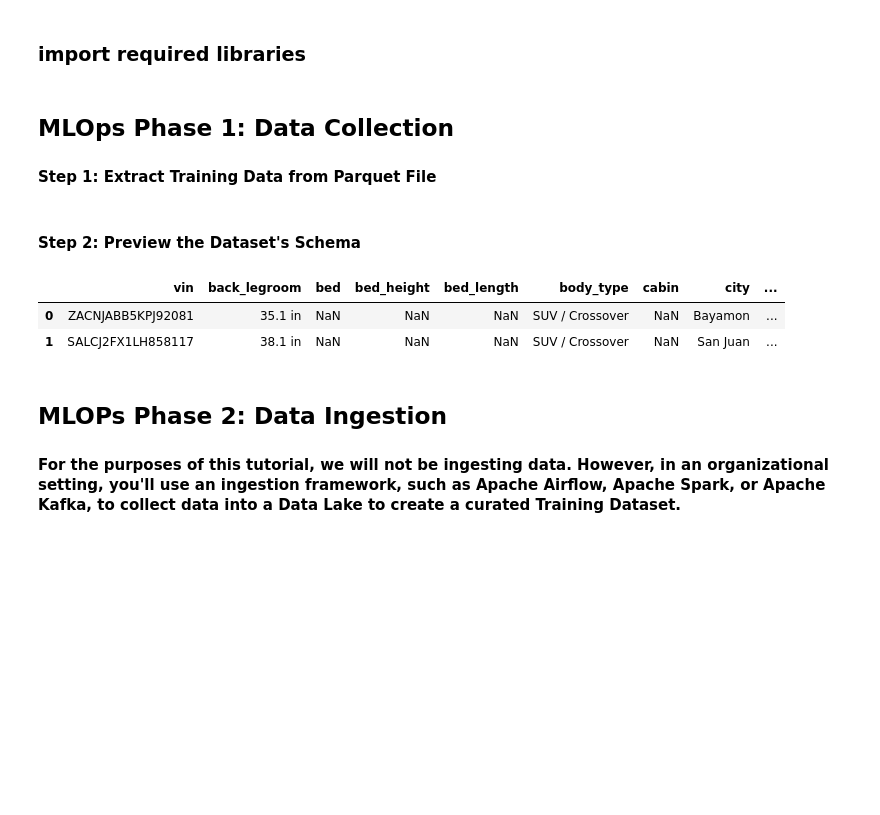
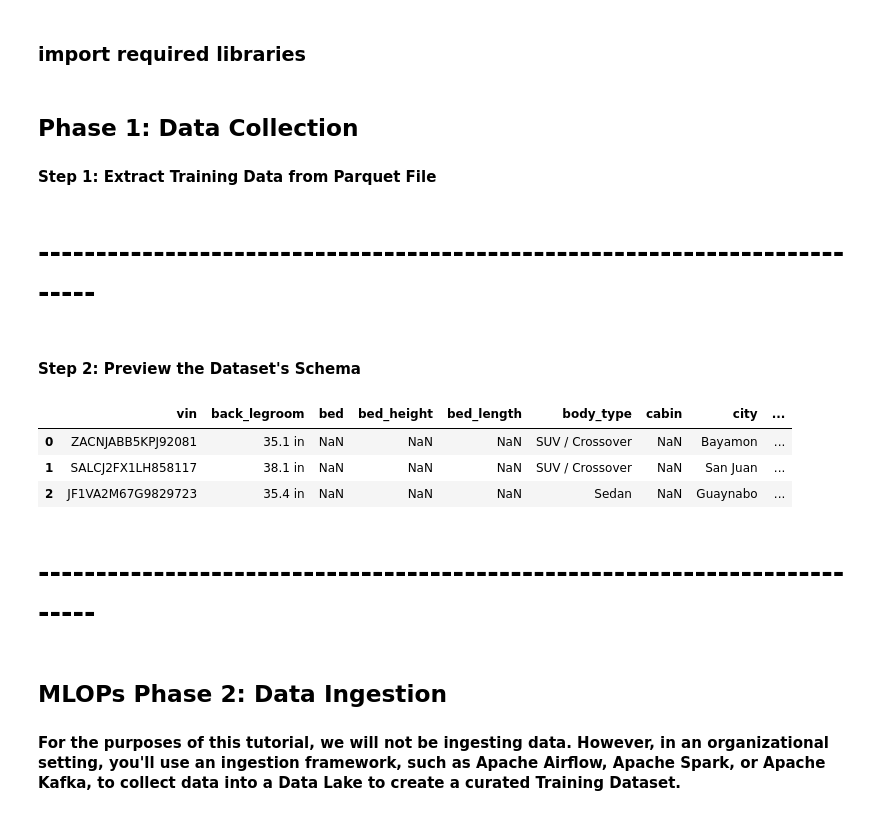
Before and after one commit to DaymonH/CarPricePredictor, a Jupyter notebook: pp-copy.ipynb, the cells around one changed output. Drawn from its saved outputs; the diff is of its cells as text; code cells hidden in the pictures; blank space fills up the shorter version.

```diff
--- a/pp-copy.ipynb
+++ b/pp-copy.ipynb
@@ -11,4 +13,4 @@ import time
 # %% [markdown]
-## **MLOps Phase 1: Data Collection**
+## **Phase 1: Data Collection**
 #### **Step 1: Extract Training Data from Parquet File**
 # %%
@@ -15,16 +18,23 @@ import time
 df = pd.read_csv('used_cars_data.csv')
+# %% [markdown]
+# ---------------------------------------------------------------------------
 # %% [markdown]
 #### **Step 2: Preview the Dataset's Schema**
 # %%
 pd.reset_option('all')
 pd.set_option('display.max_columns', None)
 pd.set_option('display.max_rows', None)
 
-df.head(2)
+df.head(3)
+# df.shape
+# df.columns
 # %% [output]
 |  | vin | back_legroom | bed | bed_height | bed_length | body_type | cabin | city | ... |
 | 0 | ZACNJABB5KPJ92081 | 35.1 in | NaN | NaN | NaN | SUV / Crossover | NaN | Bayamon | ... |
 | 1 | SALCJ2FX1LH858117 | 38.1 in | NaN | NaN | NaN | SUV / Crossover | NaN | San Juan | ... |
+| 2 | JF1VA2M67G9829723 | 35.4 in | NaN | NaN | NaN | Sedan | NaN | Guaynabo | ... |
+# %% [markdown]
+# ---------------------------------------------------------------------------
 # %% [markdown]
 ## **MLOPs Phase 2: Data Ingestion**
 #### For the purposes of this tutorial, we will not be ingesting data. However, in an organizational setting, you'll use an ingestion framework, such as Apache Airflow, Apache Spark, or Apache Kafka, to collect data into a Data Lake to create a curated Training Dataset.
```
Also changed, not shown: parts of 37 cells of this notebook, 2 other files.
